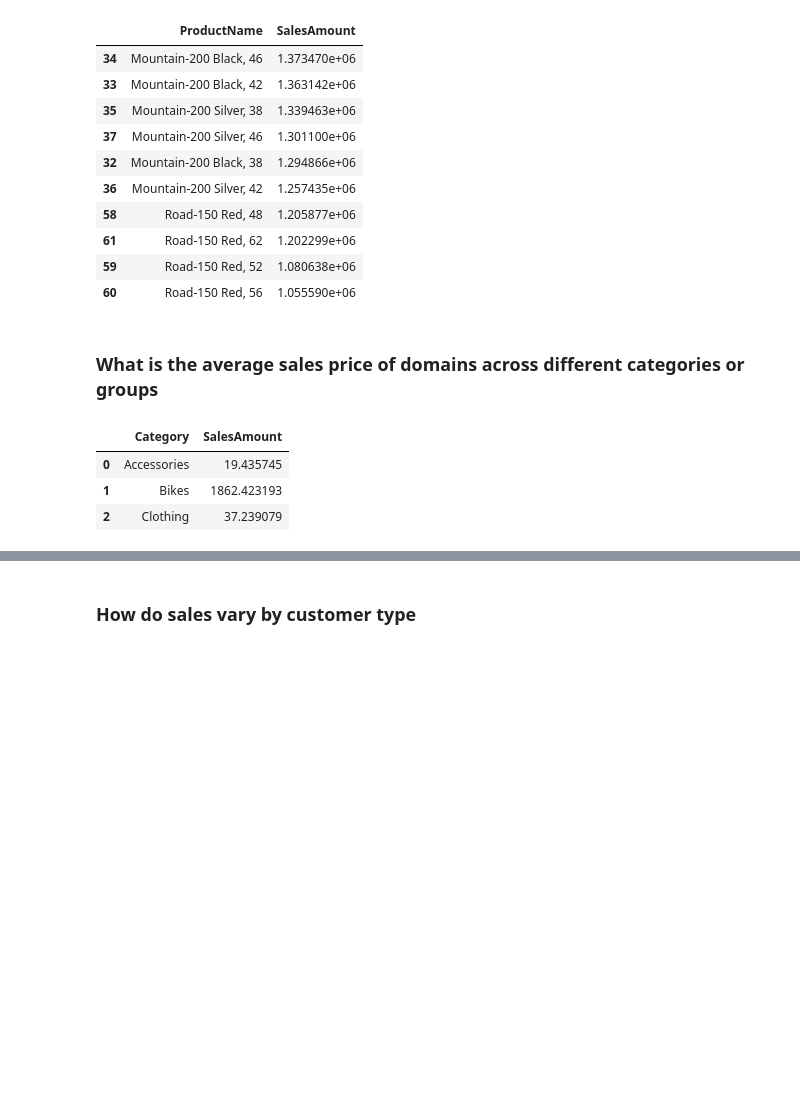
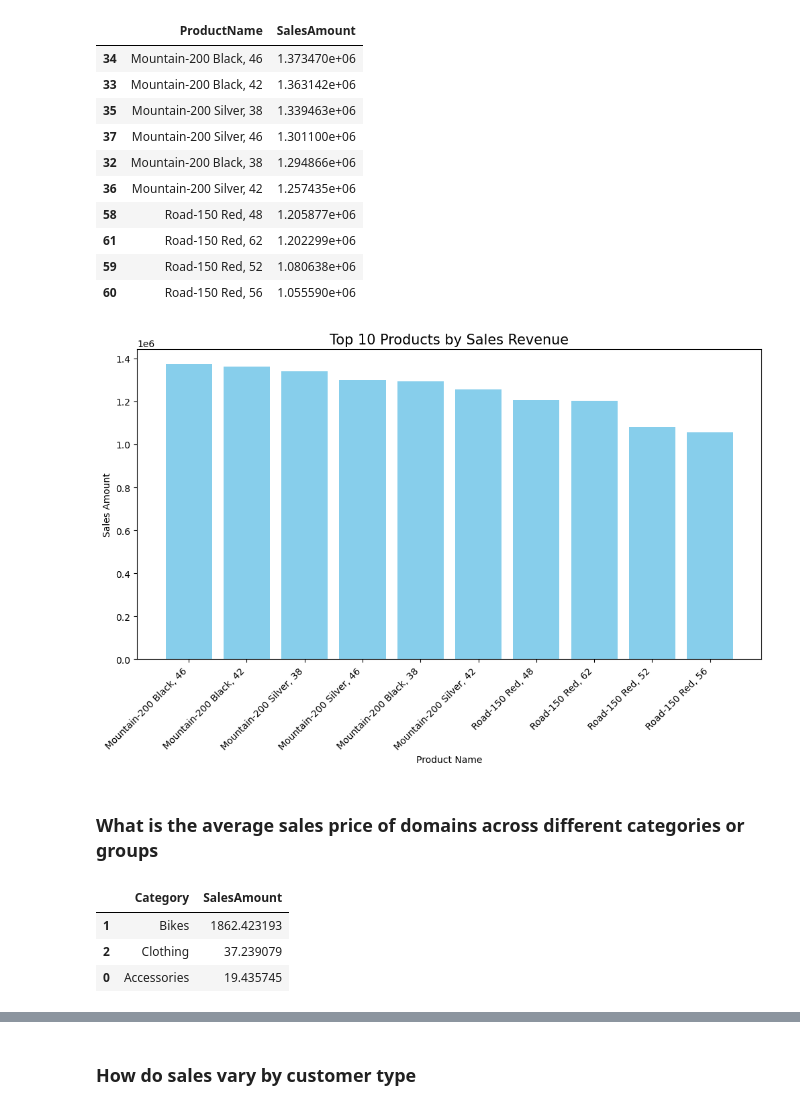
Before and after one commit to UsmanAhamed12/Data-Analyst-Intern-Project, a Jupyter notebook: BUDGET SALES ANALYSIS/NoteBooks/EDA.ipynb, the cells around one changed output, grey strips where cells are left out. Drawn from its saved outputs; the diff is of its cells as text; code cells hidden in the pictures; blank space fills up the shorter version.

```diff
--- a/BUDGET SALES ANALYSIS/NoteBooks/EDA.ipynb
+++ b/BUDGET SALES ANALYSIS/NoteBooks/EDA.ipynb
@@ -129,16 +129,39 @@ top_products
 | 61 | Road-150 Red, 62 | 1.202299e+06 |
 | 59 | Road-150 Red, 52 | 1.080638e+06 |
 | 60 | Road-150 Red, 56 | 1.055590e+06 |
+# %%
+plt.figure(figsize=(12, 6))
+plt.bar(top_products['ProductName'], top_products['SalesAmount'], color='skyblue')
+plt.xticks(rotation=45, ha='right')
+plt.title('Top 10 Products by Sales Revenue', fontsize = 15)
+plt.xlabel('Product Name')
+plt.ylabel('Sales Amount')
+plt.show()
+# %% [output]
+[figure, added]
 # %% [markdown]
 ### What is the average sales price of domains across different categories or groups
-# %%
-merged_data = sales_df.merge(product_df, on="ProductKey")
-grouped_data = merged_data.groupby("Category")
-average_sales = grouped_data["SalesAmount"].mean()
-average_sales_df = average_sales.reset_index()
-average_sales_df
-# %% [output]
-|  | Category | SalesAmount |
-| 0 | Accessories | 19.435745 |
-| 1 | Bikes | 1862.423193 |
-| 2 | Clothing | 37.239079 |
+# %%
+# Load datasets
+sales_path = "/Users/inazawaelectronics/Desktop/Data-Analyst-Intern-Project/BUDGET SALES ANALYSIS/Data/Sales.xlsx"
+product_path = "/Users/inazawaelectronics/Desktop/Data-Analyst-Intern-Project/BUDGET SALES ANALYSIS/Data/Product.xlsx"
+
+sales_df = pd.read_excel(sales_path)
+product_df = pd.read_excel(product_path)
+
+# Merge Sales and Product datasets on ProductKey
+merged_df = pd.merge(sales_df, product_df, on='ProductKey', how='inner')
+
+# Group by Category and calculate average SalesAmount
+category_avg_sales = merged_df.groupby('Category')['SalesAmount'].mean().reset_index()
+
+# Sort by average SalesAmount in descending order
+category_avg_sales_sorted = category_avg_sales.sort_values(by='SalesAmount', ascending=False)
+
+# Display the results
+category_avg_sales_sorted
+# %% [output]
+|  | Category | SalesAmount |
+| 1 | Bikes | 1862.423193 |
+| 2 | Clothing | 37.239079 |
+| 0 | Accessories | 19.435745 |
```
Also changed, not shown: parts of 5 cells of this notebook, 1 other file.
